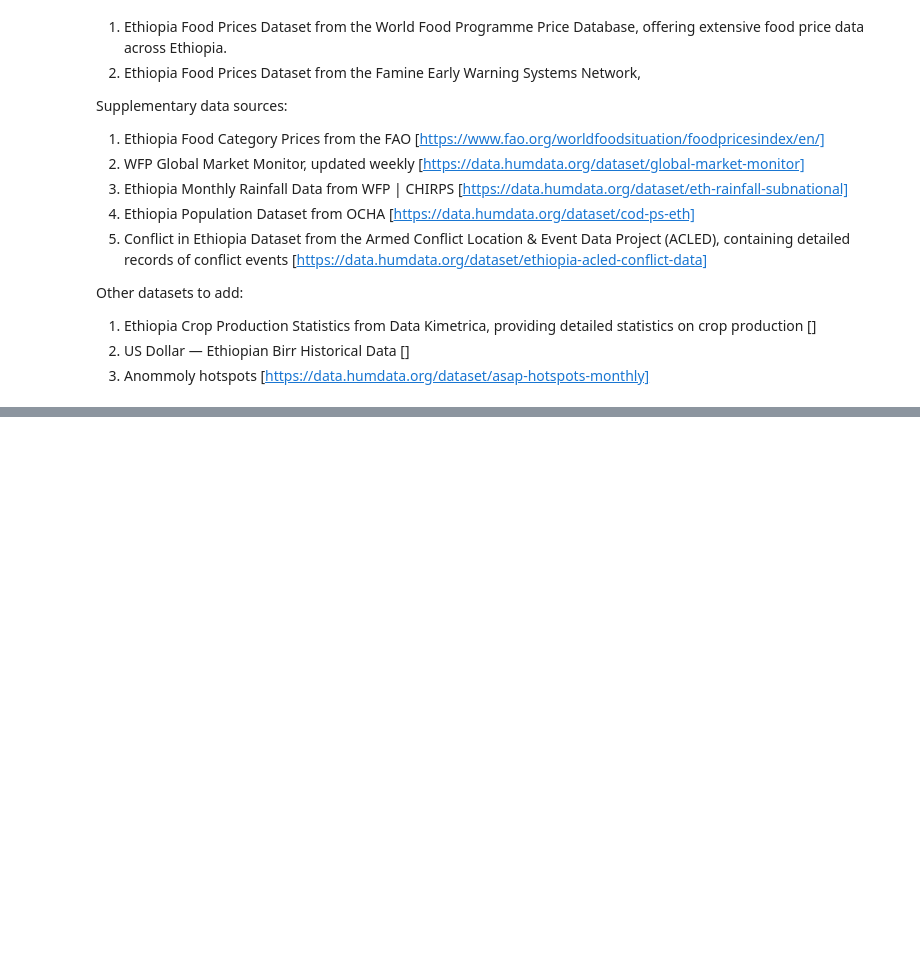
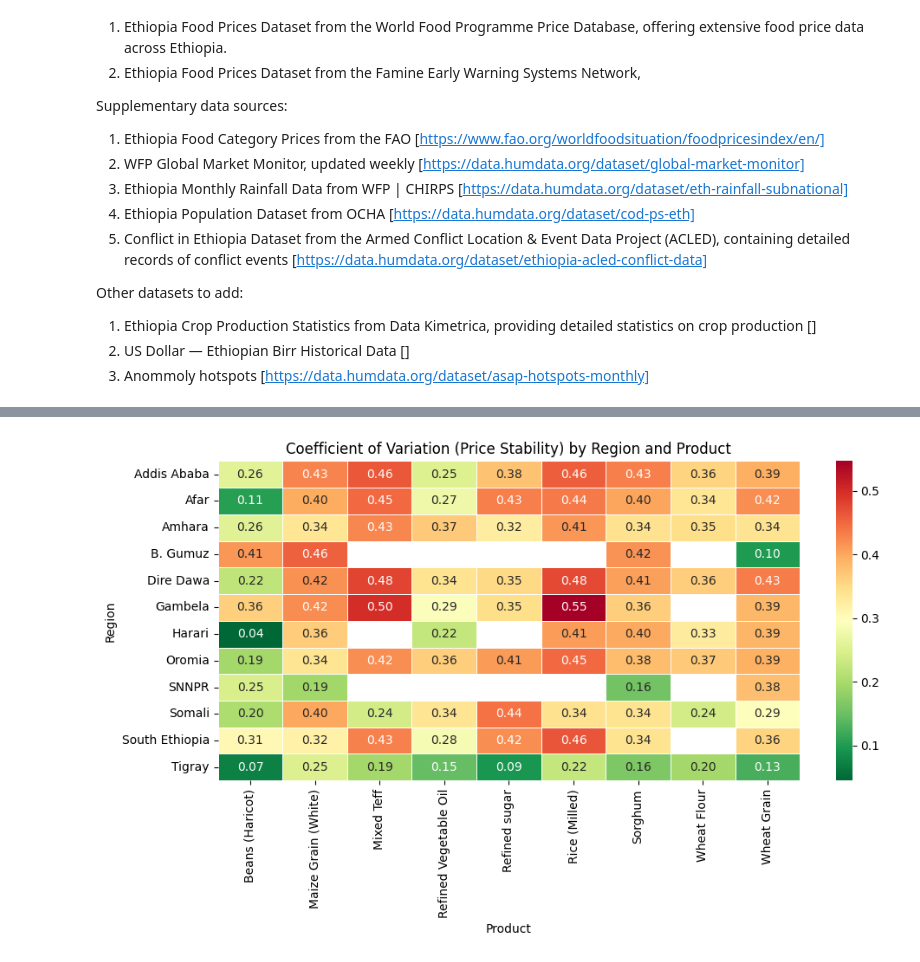
Before and after one commit to nataschaminnitt/food_security, a Jupyter notebook: etl/pipeline.ipynb, the cells around one changed output, grey strips where cells are left out. Drawn from its saved outputs; the diff is of its cells as text; code cells hidden in the pictures; blank space fills up the shorter version.

```diff
--- a/etl/pipeline.ipynb
+++ b/etl/pipeline.ipynb
@@ -832,0 +1213,16 @@ OSError: Cannot save file into a non-existent directory: 'data/processed'
+# %%
+df = pd.read_parquet("data/processed/ethiopia_foodprices_model_panel.parquet")
+
+print("Shape:", df.shape)
+print("\nColumns:")
+print(df.columns.tolist())
+
+print("\nHead:")
+display(df.head())
+
+print("\nDate range:")
+print(df["month"].min(), "→", df["month"].max())
+
+print("\nAdmin-1:", df["admin_1"].nunique())
+print("Products:", df["product"].nunique())
+print("Units:", df["unit"].unique())
@@ -832,0 +1313,34 @@ OSError: Cannot save file into a non-existent directory: 'data/processed'
+# %%
+import matplotlib.pyplot as plt
+import seaborn as sns
+
+stability = (
+    df.groupby(["admin_1", "product"])
+          .agg(
+              mean_price = ("value_imputed", "mean"),
+              std_price  = ("value_imputed", "std"),
+              cv_price   = ("value_imputed", lambda x: x.std() / x.mean()),
+              mad_price  = ("value_imputed", lambda x: (abs(x - x.median())).median())
+          )
+          .reset_index()
+)
+
+stability = stability.dropna(subset=["cv_price"])
+
+pivot_cv = stability.pivot(index="admin_1", columns="product", values="cv_price")
+
+plt.figure(figsize=(10, 6))
+sns.heatmap(
+    pivot_cv,
+    cmap="RdYlGn_r",  # red=high volatility, green=stable
+    annot=True,
+    fmt=".2f",
+    linewidths=0.5,
+)
+plt.title("Coefficient of Variation (Price Stability) by Region and Product")
+plt.xlabel("Product")
+plt.ylabel("Region")
+plt.tight_layout()
+plt.show()
+# %% [output]
+[figure, added]
```
Also changed, not shown: parts of 30 cells of this notebook, 10 other files.
